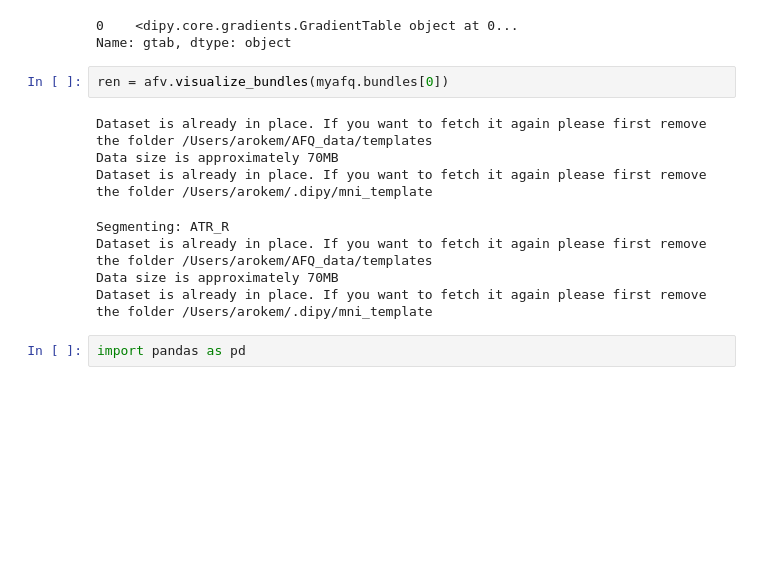
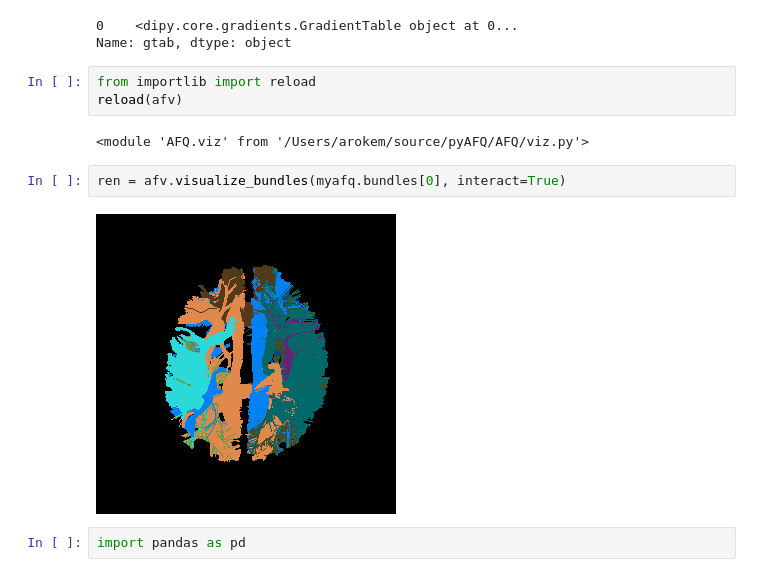
Before and after one commit to yeatmanlab/pyAFQ, a Jupyter notebook: doc/notebooks/afq-stanford-data.ipynb, the cells around one changed output. Saved outputs shown, nothing was run; the diff lists cells and outputs as text; blank space fills up the shorter version.

```diff
--- a/doc/notebooks/afq-stanford-data.ipynb
+++ b/doc/notebooks/afq-stanford-data.ipynb
@@ -42,16 +42,15 @@ myafq['gtab']
 # %% [output]
 0    <dipy.core.gradients.GradientTable object at 0...
 Name: gtab, dtype: object
+# %%
+from importlib import reload
+reload(afv)
+# %% [output]
+<module 'AFQ.viz' from '/Users/arokem/source/pyAFQ/AFQ/viz.py'>
 # %%
-ren = afv.visualize_bundles(myafq.bundles[0])
+ren = afv.visualize_bundles(myafq.bundles[0], interact=True)
 # %% [output]
-Dataset is already in place. If you want to fetch it again please first remove the folder /Users/arokem/AFQ_data/templates
-Data size is approximately 70MB
-Dataset is already in place. If you want to fetch it again please first remove the folder /Users/arokem/.dipy/mni_template
-Segmenting: ATR_R
-Dataset is already in place. If you want to fetch it again please first remove the folder /Users/arokem/AFQ_data/templates
-Data size is approximately 70MB
-Dataset is already in place. If you want to fetch it again please first remove the folder /Users/arokem/.dipy/mni_template
+[figure, added]
 # %%
 import pandas as pd
 # %%
```
Also changed, not shown: parts of 3 cells of this notebook, 1 other file.
